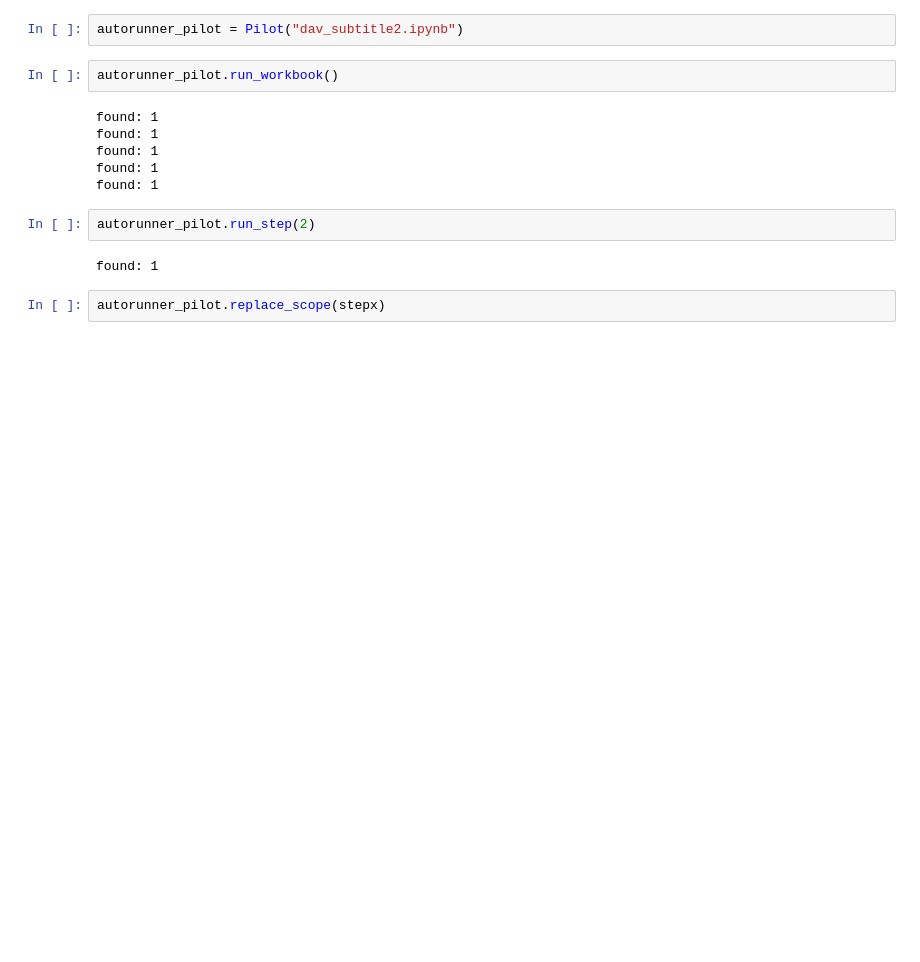
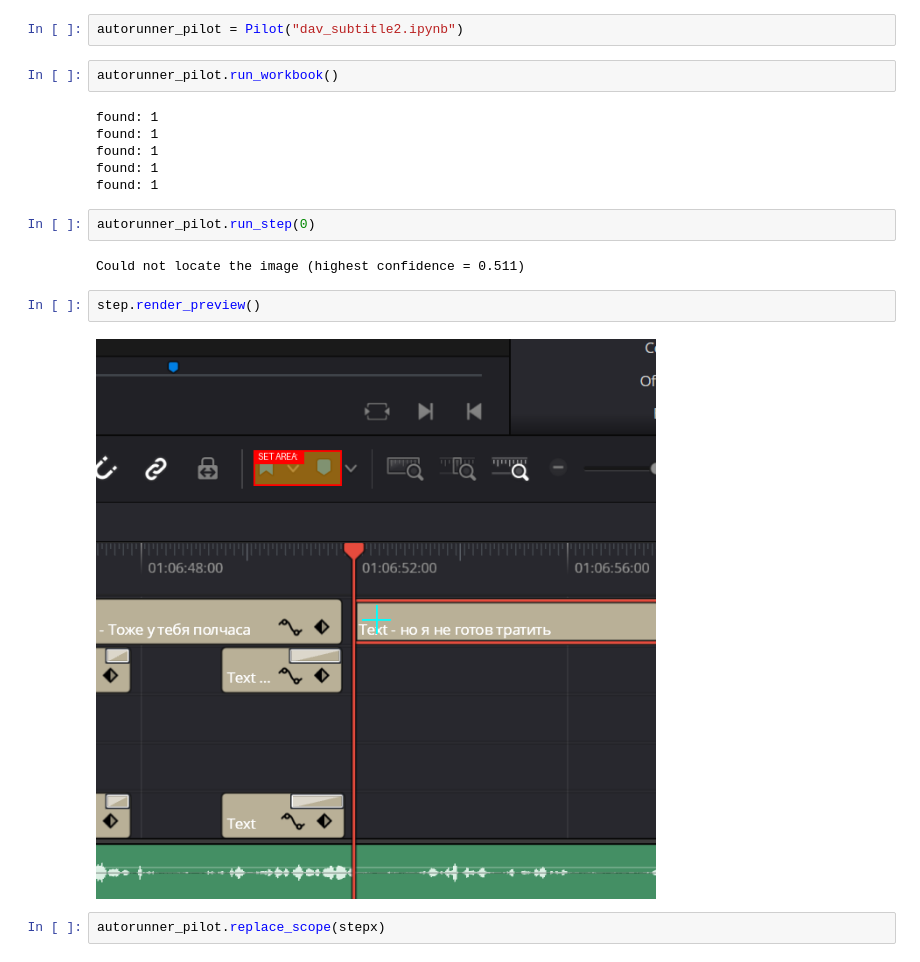
Before and after one commit to KKallas/Pyperiscope, a Jupyter notebook: prototype/pilot.ipynb, the cells around one changed output. Saved outputs shown, nothing was run; the diff lists cells and outputs as text; blank space fills up the shorter version.

```diff
--- a/prototype/pilot.ipynb
+++ b/prototype/pilot.ipynb
@@ -263,8 +263,12 @@ found: 1
 found: 1
 found: 1
 # %%
-autorunner_pilot.run_step(2)
+autorunner_pilot.run_step(0)
 # %% [output]
-found: 1
+Could not locate the image (highest confidence = 0.511)
+# %%
+step.render_preview()
+# %% [output]
+[figure, added]
 # %%
 autorunner_pilot.replace_scope(stepx)
```
Also changed, not shown: 9 other files.
